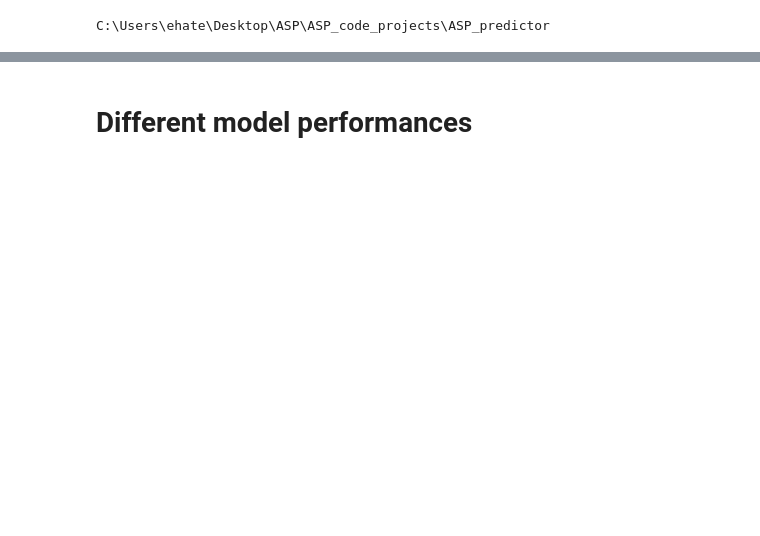
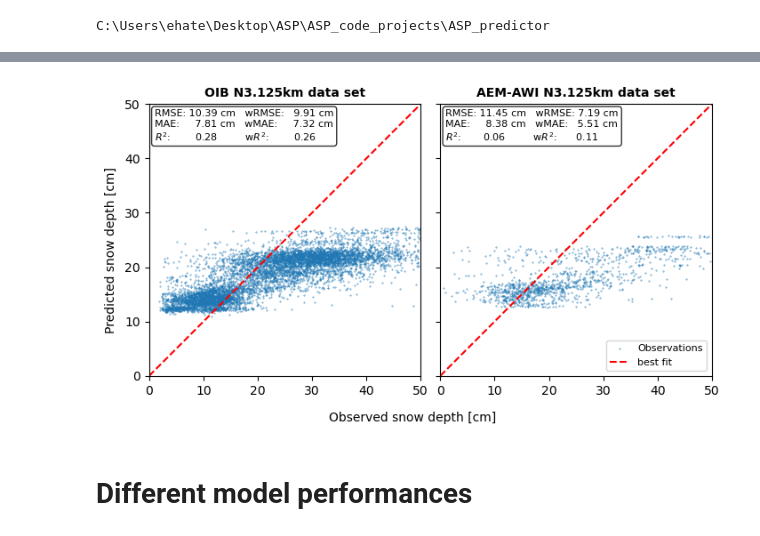
Before and after one commit to EHTellefsen/Arctic_Snow_Products, a Jupyter notebook: analysis/evaluate_model_performance.ipynb, the cells around one changed output, grey strips where cells are left out. Saved outputs shown, nothing was run; the diff lists cells and outputs as text; code cells hidden in the pictures; blank space fills up the shorter version.

```diff
--- a/analysis/evaluate_model_performance.ipynb
+++ b/analysis/evaluate_model_performance.ipynb
@@ -100,3 +96,51 @@ plt.bar(model.input_features, model.model.feature_importances_)
+# %%
+train_df = pd.read_parquet(data['train'])
+train_df.dropna(inplace=True)
+OIB_df = train_df[train_df['primary_id'].isin(['OIB'])]
+AEM_df = train_df[train_df['primary_id'].isin(['AEM_AWI'])]
+
+fig, ax = plt.subplots(1, 2, figsize=(7,4), layout='constrained', sharey=True)
+for df in [OIB_df,  AEM_df]:
+    y_true = df['SD_mean'].values
+    y_pred = model.predict(df)
+    #weights = dataset['weight'].values
+
+    rmse = np.sqrt(np.mean((y_true - y_pred) ** 2))*100
+    wrmse = np.sqrt(np.mean(((y_true - y_pred) ** 2) * (df['num_samples'] / np.mean(df['num_samples']))))*100
+    mae = np.mean(np.abs(y_true - y_pred))*100
+    wmae = np.mean(np.abs(y_true - y_pred) * (df['num_samples'] / np.mean(df['num_samples'])))*100
+    r2 = 1 - (np.sum((y_true - y_pred) ** 2) / np.sum((y_true - np.mean(y_true)) ** 2))
+    wr2 = 1 - (np.sum(((y_true - y_pred) ** 2) * (df['num_samples'] / np.mean(df['num_samples'])) ) / np.sum( ((y_true - np.mean(y_true)) ** 2) * (df['num_samples'] / np.mean(df['num_samples'])) ))
+
+
+    if df.equals(OIB_df):
+        title = 'OIB N3.125km data set'
+        idx = 0
+        ax[idx].text(0.02, 0.98,
+                f"RMSE: {rmse:.2f} cm   wRMSE:   {wrmse:.2f} cm" + "\n" +
+                f"MAE:     {mae:.2f} cm   wMAE:     {wmae:.2f} cm" + "\n" +
+                f"$R^2$:        {r2:.2f}         w$R^2$:        {wr2:.2f}",
+                        transform=ax[idx].transAxes, fontsize=8, verticalalignment='top', bbox=dict(boxstyle='round', facecolor='white', alpha=0.8))
+
+    elif df.equals(AEM_df):
+        title = 'AEM-AWI N3.125km data set'
+        idx = 1
+        ax[idx].text(0.02, 0.98,
+                f"RMSE: {rmse:.2f} cm   wRMSE: {wrmse:.2f} cm" + "\n" +
+                f"MAE:     {mae:.2f} cm   wMAE:   {wmae:.2f} cm" + "\n" +
+                f"$R^2$:       {r2:.2f}         w$R^2$:      {wr2:.2f}",
+                        transform=ax[idx].transAxes, fontsize=8, verticalalignment='top', bbox=dict(boxstyle='round', facecolor='white', alpha=0.8))
+
+    obs_pred_plot(ax[idx], y_true*100, y_pred*100, val_range=(0,50), s=0.1)
+    ax[idx].set_aspect('equal', 'box')
+
+    ax[idx].set_title(f'{title}', fontsize=10, fontweight='bold')
+fig.supxlabel('Observed snow depth [cm]', fontsize=10)
+fig.supylabel('Predicted snow depth [cm]', fontsize=10)
+ax[-1].legend(loc=4,fontsize=8)
+fig.savefig('data/fig/predict_other_sd_sources.png', dpi=300)
+# %% [output]
+[figure, added]
 # %% [markdown]
 # Different model performances
 # %%
```
Also changed, not shown: parts of 11 cells of this notebook, 5 other files.
